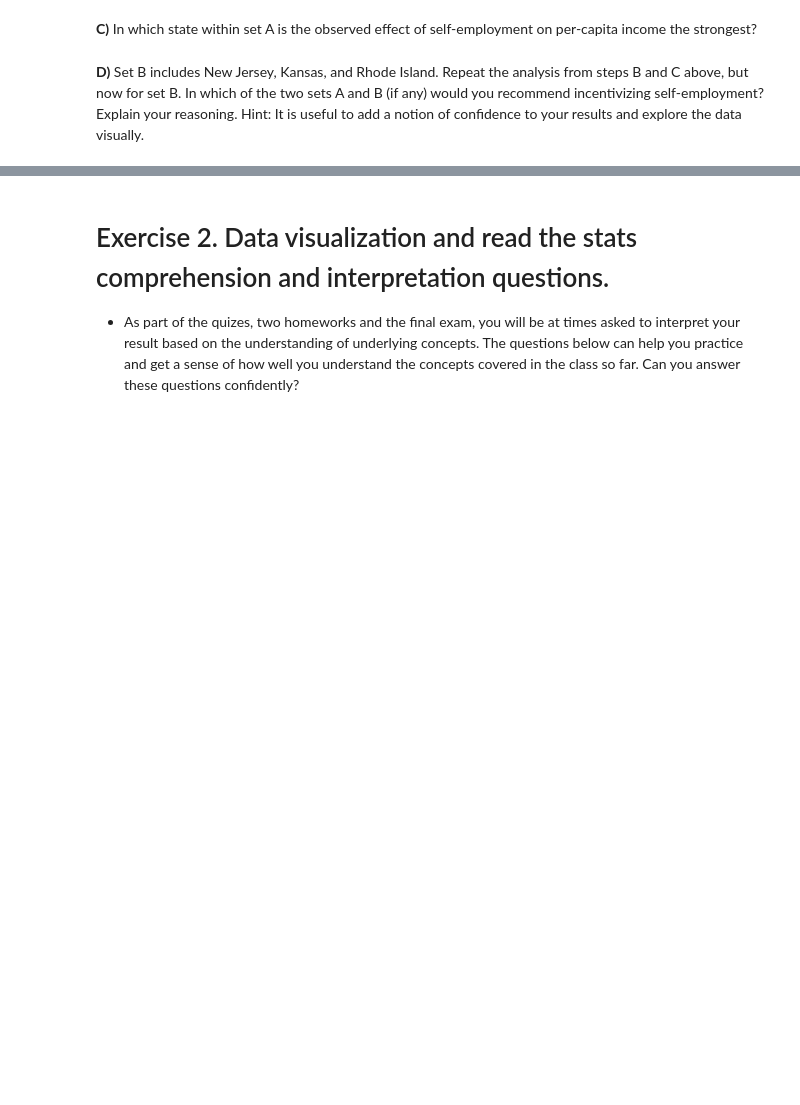
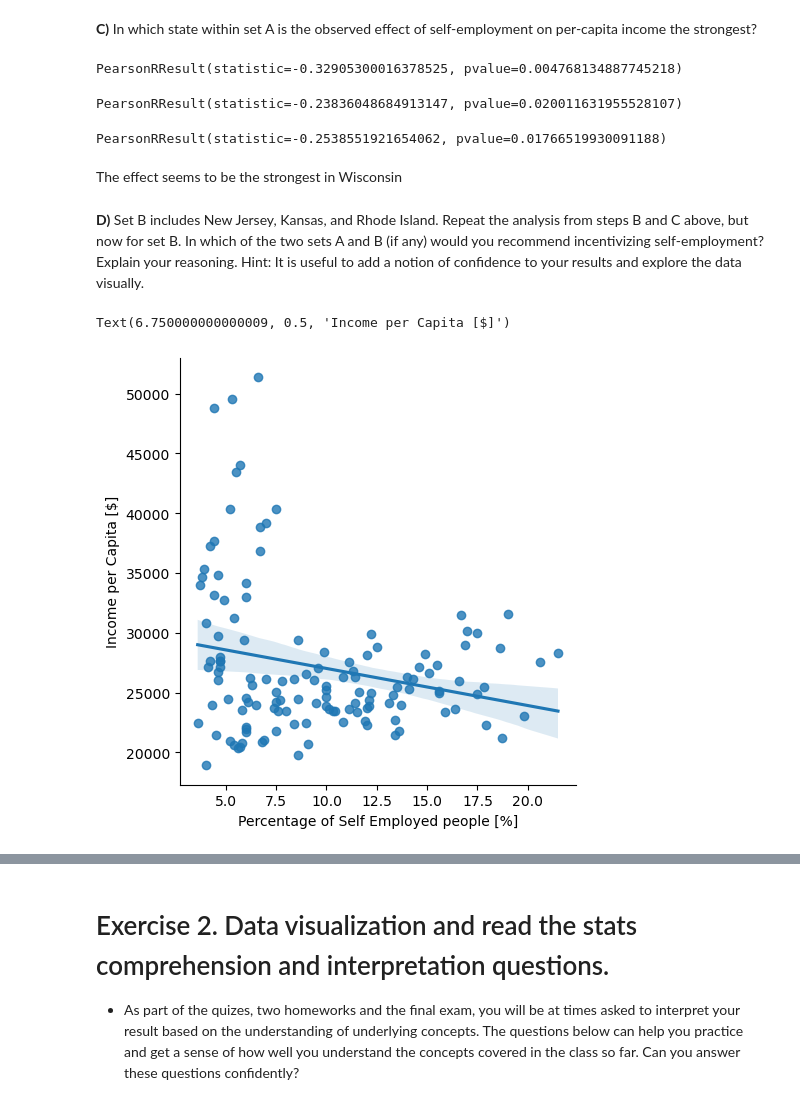
Before and after one commit to kabdelno/PersonalRepo-CS401, a Jupyter notebook: Exercises/03 - Describing data/Describing_data_exercise.ipynb, the cells around one changed output, grey strips where cells are left out. Cells and saved outputs as stored; diff of their text form; code cells hidden in the pictures; blank space fills up the shorter version.

```diff
--- a/Exercises/03 - Describing data/Describing_data_exercise.ipynb
+++ b/Exercises/03 - Describing data/Describing_data_exercise.ipynb
@@ -179,5 +209,21 @@ Since it is unethical and impossible in this setting to run a controlled experim
 **C)** In which state within set A is the observed effect of self-employment on per-capita income the strongest?
 # %%
 ### your code and or answer here ###
+Wisconsin = df[df['State'] == 'Wisconsin']
+stats.pearsonr(Wisconsin['IncomePerCap'],Wisconsin['SelfEmployed'])
+# %% [output]
+PearsonRResult(statistic=-0.32905300016378525, pvalue=0.004768134887745218)
+# %%
+Tennessee = df[df['State'] == 'Tennessee']
+stats.pearsonr(Tennessee['IncomePerCap'],Tennessee['SelfEmployed'])
+# %% [output]
+PearsonRResult(statistic=-0.23836048684913147, pvalue=0.020011631955528107)
+# %%
+Minnesota = df[df['State'] == 'Minnesota']
+stats.pearsonr(Minnesota['IncomePerCap'],Minnesota['SelfEmployed'])
+# %% [output]
+PearsonRResult(statistic=-0.2538551921654062, pvalue=0.01766519930091188)
+# %% [markdown]
+The effect seems to be the strongest in Wisconsin
 # %% [markdown]
 **D)** Set B includes New Jersey, Kansas, and Rhode Island. Repeat the analysis from steps B and C above, but now for set B. In which of the two sets A and B (if any) would you recommend incentivizing self-employment? Explain your reasoning. Hint: It is useful to add a notion of confidence to your results and explore the data visually.
@@ -185,0 +230,13 @@ Since it is unethical and impossible in this setting to run a controlled experim
+# %%
+### your code and or answer here ###
+
+setB = df[(df['State'] == 'New Jersey') |
+           (df['State'] == 'Kansas') |
+           (df['State'] == 'Rhode Island')]
+
+sn.lmplot(x='SelfEmployed',y='IncomePerCap', data=setB)
+plt.xlabel("Percentage of Self Employed people [%]")
+plt.ylabel("Income per Capita [$]")
+# %% [output]
+Text(6.750000000000009, 0.5, 'Income per Capita [$]')
+[figure, added]
```
Also changed, not shown: parts of 32 cells of this notebook.
